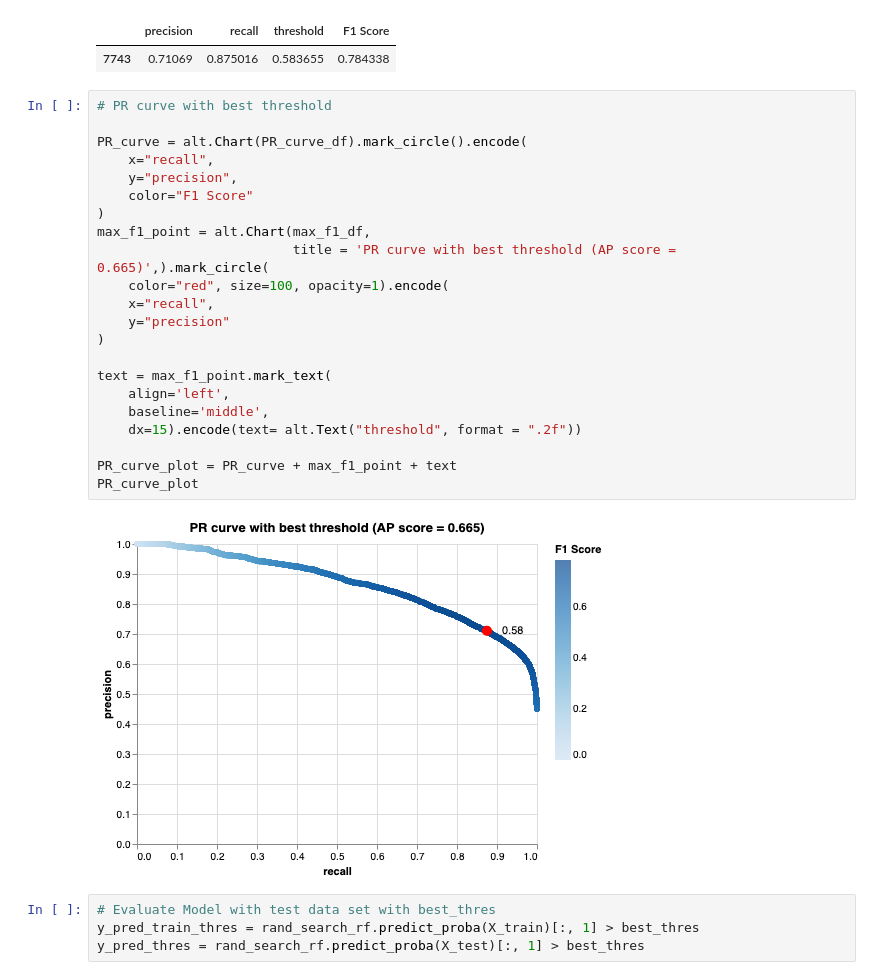
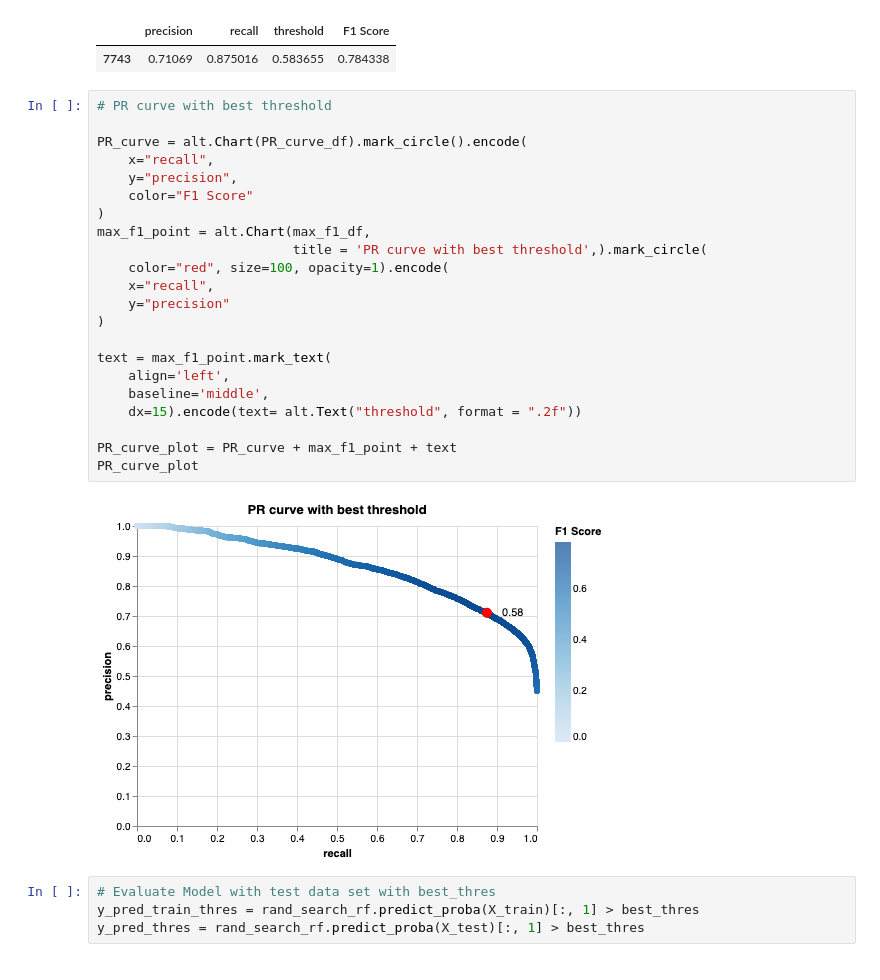
Before and after one commit to sukhleen999/census-income-prediction, a Jupyter notebook: src/model_building.ipynb, the cells around one changed output. Cells and saved outputs as stored; diff of their text form.

```diff
--- a/src/model_building.ipynb
+++ b/src/model_building.ipynb
@@ -206,27 +206,27 @@ max_f1_df
 # %%
 # PR curve with best threshold
 
 PR_curve = alt.Chart(PR_curve_df).mark_circle().encode(
     x="recall",
     y="precision",
     color="F1 Score"
 )
 max_f1_point = alt.Chart(max_f1_df,
-                         title = 'PR curve with best threshold (AP score = 0.665)',).mark_circle(
+                         title = 'PR curve with best threshold',).mark_circle(
     color="red", size=100, opacity=1).encode(
     x="recall",
     y="precision"
 )
 
 text = max_f1_point.mark_text(
     align='left',
     baseline='middle',
     dx=15).encode(text= alt.Text("threshold", format = ".2f"))
 
 PR_curve_plot = PR_curve + max_f1_point + text
 PR_curve_plot
 # %% [output]
-[figure, old version]
+[figure, new version]
 # %%
 # Evaluate Model with test data set with best_thres
 y_pred_train_thres = rand_search_rf.predict_proba(X_train)[:, 1] > best_thres
```
Also changed, not shown: parts of 3 cells of this notebook, 1 other file.
